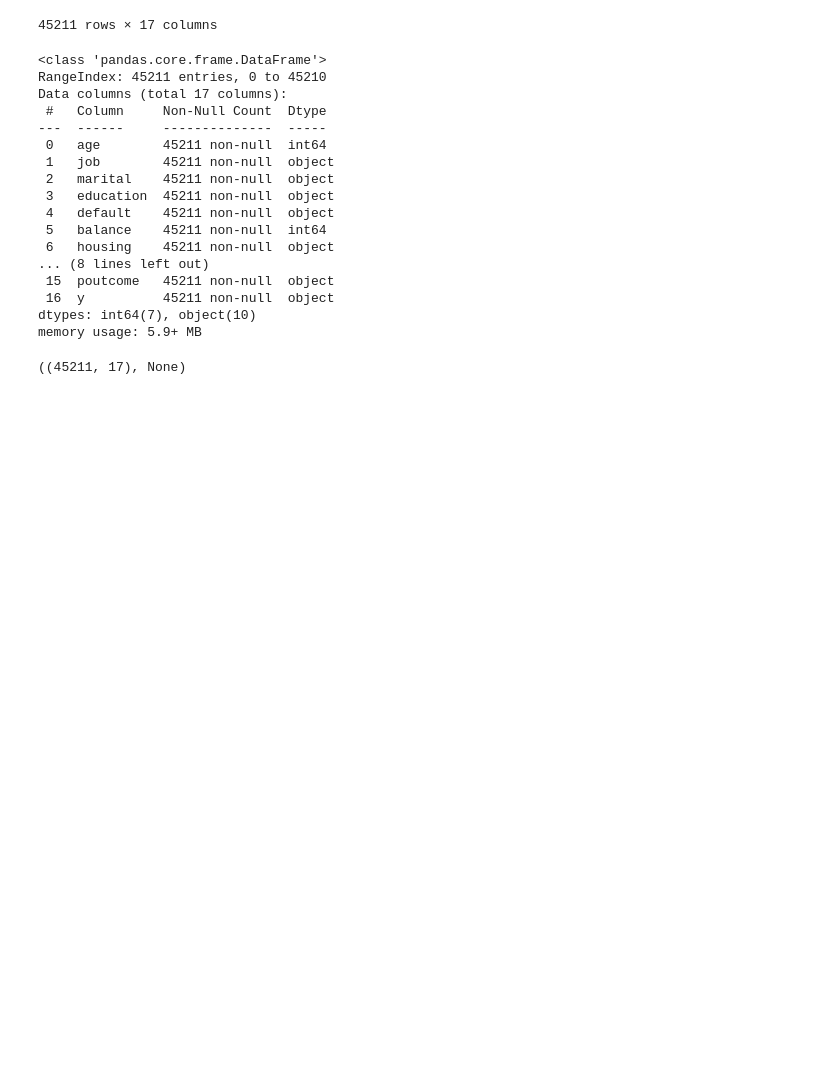
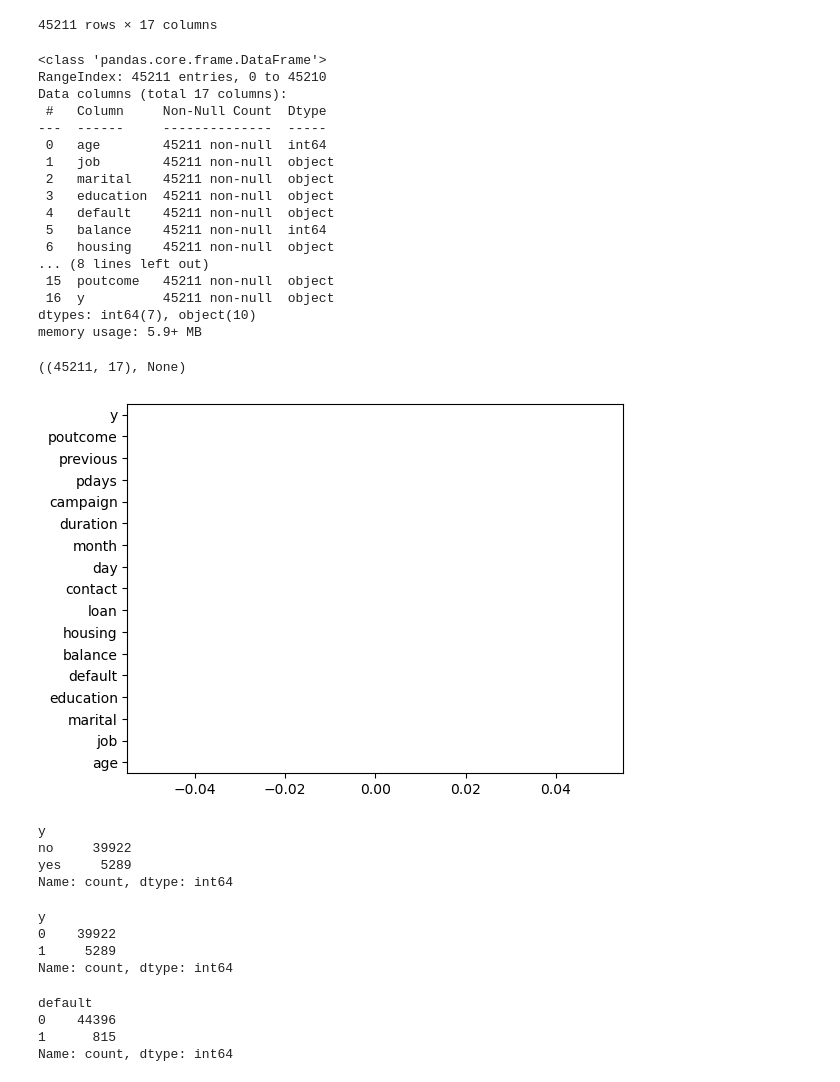
Before and after one commit to ankitmandhare1111/bankmarketing_MLModel, a Jupyter notebook: Model.ipynb, the cells around one changed output. Saved outputs shown, nothing was run; the diff lists cells and outputs as text; code cells hidden in the pictures; blank space fills up the shorter version.

```diff
--- a/Model.ipynb
+++ b/Model.ipynb
@@ -82,3 +82,19 @@ Data columns (total 17 columns):
 dtypes: int64(7), object(10)
 memory usage: 5.9+ MB
 ((45211, 17), None)
+# %%
+# as the categorical column not showing any specific order so lable encoding technique is recomended is recommended
+
+
+df.isnull().sum().plot(kind='barh')
+plt.show()
+# %% [output]
+[figure, added]
+# %%
+#cheking output i.e target column for the data distribution
+df['y'].value_counts()
+# %% [output]
+y
+no     39922
+yes     5289
+Name: count, dtype: int64
@@ -84,0 +105,7 @@ memory usage: 5.9+ MB
+# %%
+df['y'].value_counts()
+# %% [output]
+y
+0    39922
+1     5289
+Name: count, dtype: int64
@@ -84,0 +114,7 @@ memory usage: 5.9+ MB
+# %%
+df.default.value_counts()
+# %% [output]
+default
+0    44396
+1      815
+Name: count, dtype: int64
```
Also changed, not shown: parts of 34 cells of this notebook.
